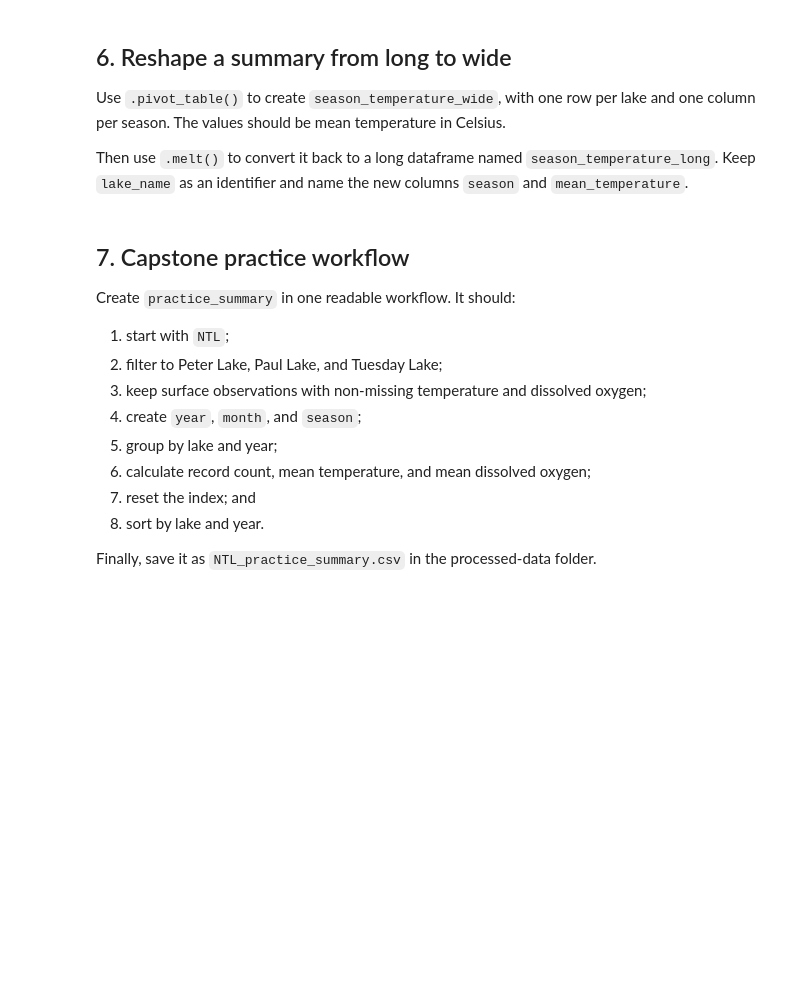
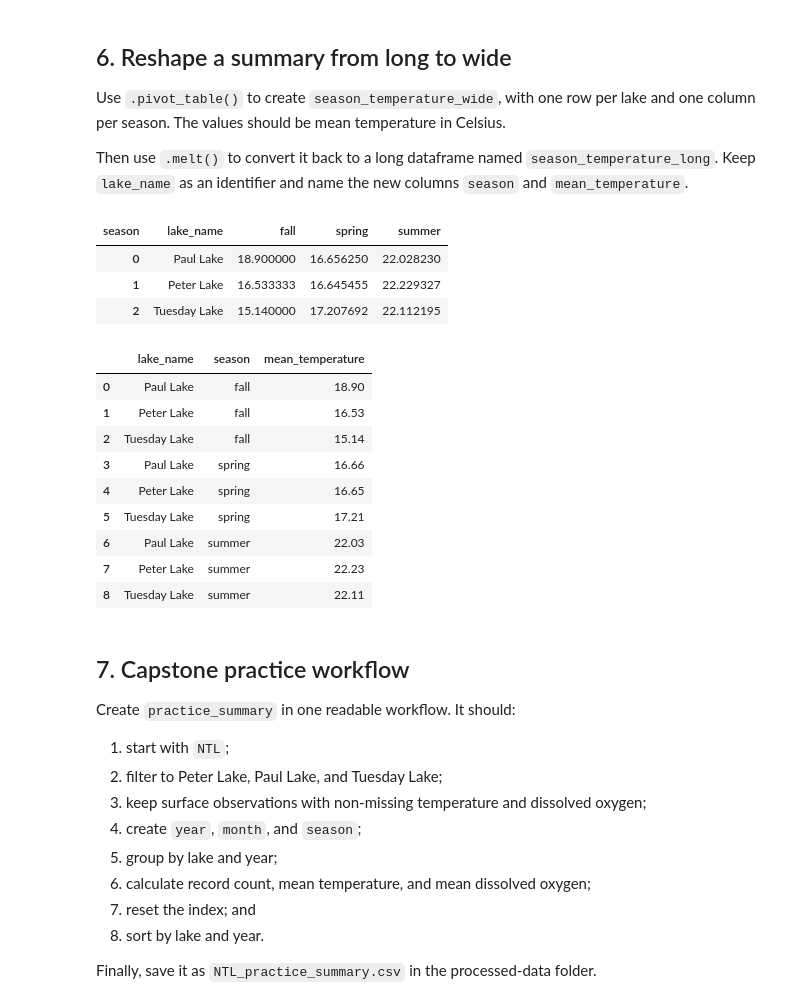
Before and after one commit to matt-swire-duke/ENV700, a Jupyter notebook: lessons/M4/M4-L-data-wrangling.ipynb, the cells around one changed output. Saved outputs shown, nothing was run; the diff lists cells and outputs as text; code cells hidden in the pictures; blank space fills up the shorter version.

```diff
--- a/lessons/M4/M4-L-data-wrangling.ipynb
+++ b/lessons/M4/M4-L-data-wrangling.ipynb
@@ -362,8 +354,43 @@ Use `.pivot_table()` to create `season_temperature_wide`, with one row per lake
 Then use `.melt()` to convert it back to a long dataframe named `season_temperature_long`. Keep `lake_name` as an identifier and name the new columns `season` and `mean_temperature`.
 # %%
 # 6.1 Create season_temperature_wide
+
+
+season_temperature_wide = (
+    season_summary
+    .pivot_table(
+        index='lake_name',
+        columns='season',
+        values='mean_temp_c'
+    )
+    .reset_index()
+)
+
+season_temperature_wide.head()
+# %% [output]
+| season | lake_name | fall | spring | summer |
+| 0 | Paul Lake | 18.900000 | 16.656250 | 22.028230 |
+| 1 | Peter Lake | 16.533333 | 16.645455 | 22.229327 |
+| 2 | Tuesday Lake | 15.140000 | 17.207692 | 22.112195 |
 # %%
 # 6.2 Create season_temperature_long
+season_temperature_long = season_temperature_wide.melt(
+    id_vars='lake_name',
+    var_name='season',
+    value_name='mean_temperature'
+)
+season_temperature_long.head(15).round(2)
+# %% [output]
+|  | lake_name | season | mean_temperature |
+| 0 | Paul Lake | fall | 18.90 |
+| 1 | Peter Lake | fall | 16.53 |
+| 2 | Tuesday Lake | fall | 15.14 |
+| 3 | Paul Lake | spring | 16.66 |
+| 4 | Peter Lake | spring | 16.65 |
+| 5 | Tuesday Lake | spring | 17.21 |
+| 6 | Paul Lake | summer | 22.03 |
+| 7 | Peter Lake | summer | 22.23 |
+| 8 | Tuesday Lake | summer | 22.11 |
 # %% [markdown]
 ## 7. Capstone practice workflow
 
```
Also changed, not shown: parts of 8 cells of this notebook, 2 other files.
